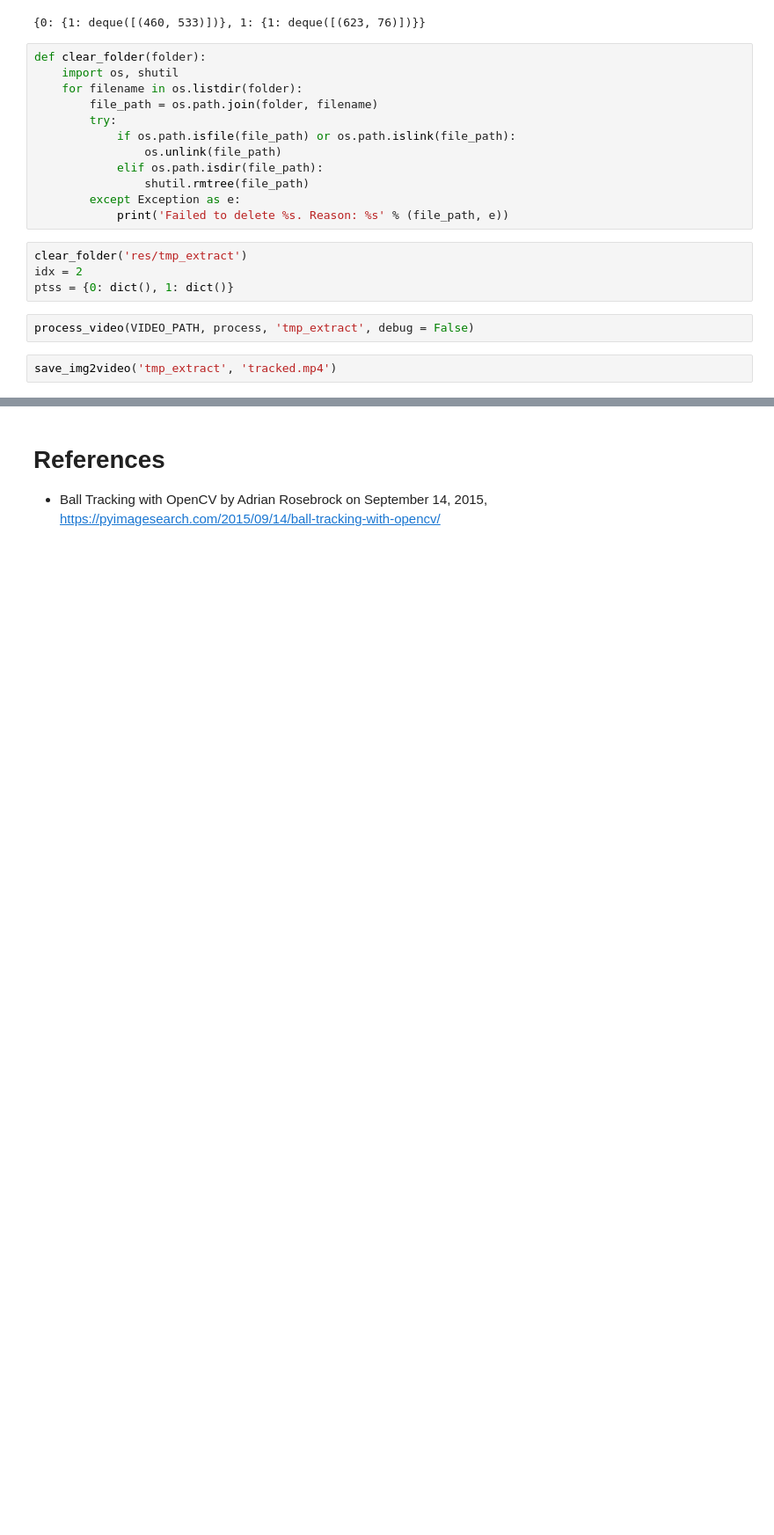
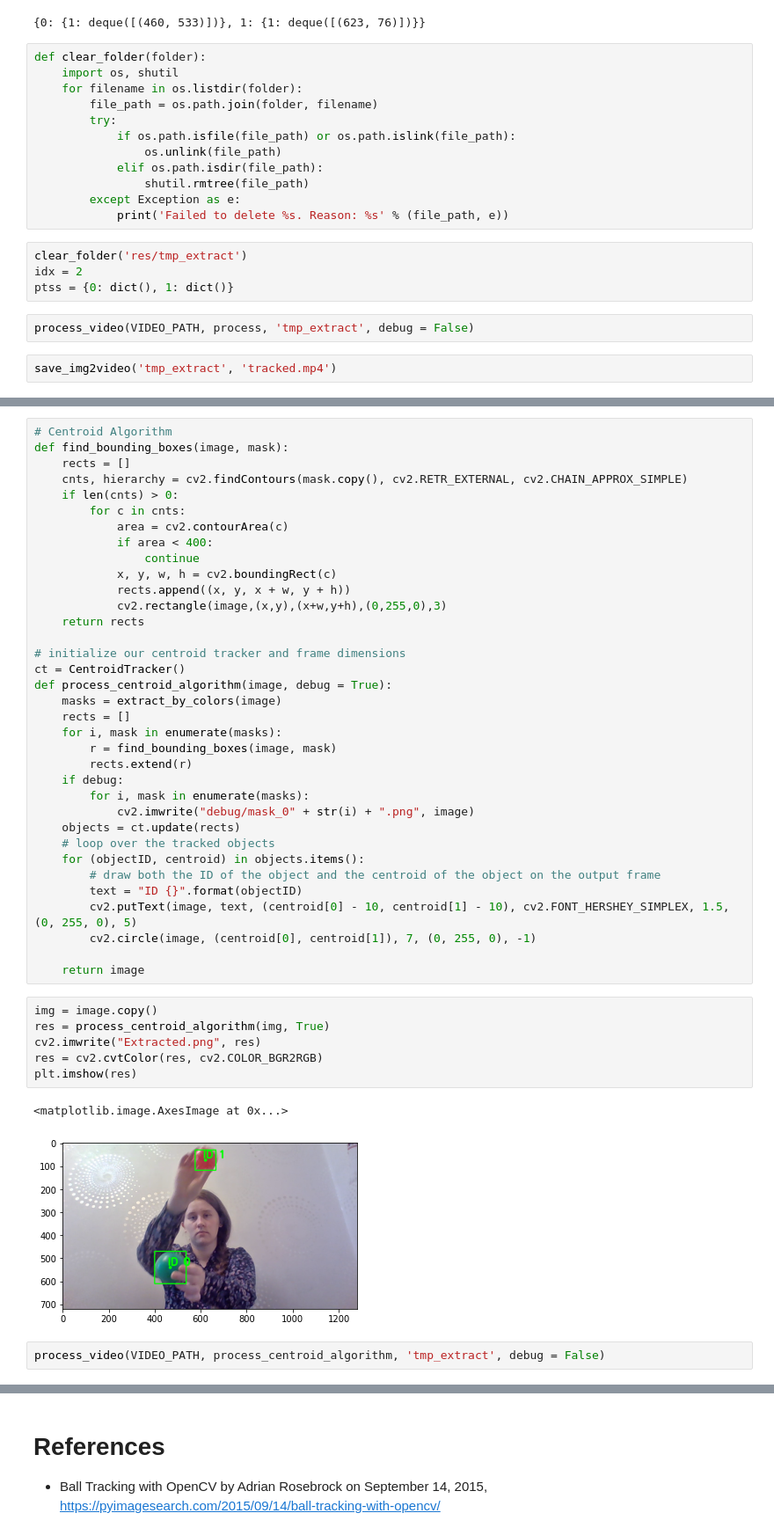
Before and after one commit to Smile17/HomeRepoDataScience, a Jupyter notebook: OpenCV/ObjectDetectionTracking/01_TrackingByColor/TrackingByColor.ipynb, the cells around one changed output, grey strips where cells are left out. Shown at 88% size. Cells and saved outputs as stored; diff of their text form; blank space fills up the shorter version.

Commit message:
Centroid algorithm

```diff
--- a/OpenCV/ObjectDetectionTracking/01_TrackingByColor/TrackingByColor.ipynb
+++ b/OpenCV/ObjectDetectionTracking/01_TrackingByColor/TrackingByColor.ipynb
@@ -441,0 +605,46 @@ save_img2video('tmp_extract', 'tracked.mp4')
+# %%
+# Centroid Algorithm
+def find_bounding_boxes(image, mask):
+    rects = []
+    cnts, hierarchy = cv2.findContours(mask.copy(), cv2.RETR_EXTERNAL, cv2.CHAIN_APPROX_SIMPLE)
+    if len(cnts) > 0:
+        for c in cnts:
+            area = cv2.contourArea(c)
+            if area < 400:
+                continue
+            x, y, w, h = cv2.boundingRect(c)
+            rects.append((x, y, x + w, y + h))
+            cv2.rectangle(image,(x,y),(x+w,y+h),(0,255,0),3)
+    return rects
+
+# initialize our centroid tracker and frame dimensions
+ct = CentroidTracker()
+def process_centroid_algorithm(image, debug = True):
+    masks = extract_by_colors(image)
+    rects = []
+    for i, mask in enumerate(masks):
+        r = find_bounding_boxes(image, mask)
+        rects.extend(r)
+    if debug:
+        for i, mask in enumerate(masks):
+            cv2.imwrite("debug/mask_0" + str(i) + ".png", image)
+    objects = ct.update(rects)
+    # loop over the tracked objects
+    for (objectID, centroid) in objects.items():
+        # draw both the ID of the object and the centroid of the object on the output frame
+        text = "ID {}".format(objectID)
+        cv2.putText(image, text, (centroid[0] - 10, centroid[1] - 10), cv2.FONT_HERSHEY_SIMPLEX, 1.5, (0, 255, 0), 5)
+        cv2.circle(image, (centroid[0], centroid[1]), 7, (0, 255, 0), -1)
+
+    return image
+# %%
+img = image.copy()
+res = process_centroid_algorithm(img, True)
+cv2.imwrite("Extracted.png", res)
+res = cv2.cvtColor(res, cv2.COLOR_BGR2RGB)
+plt.imshow(res)
+# %% [output]
+<matplotlib.image.AxesImage at 0x...>
+[figure, added]
+# %%
+process_video(VIDEO_PATH, process_centroid_algorithm, 'tmp_extract', debug = False)
```
Also changed, not shown: parts of 12 cells of this notebook, 2 other files.
